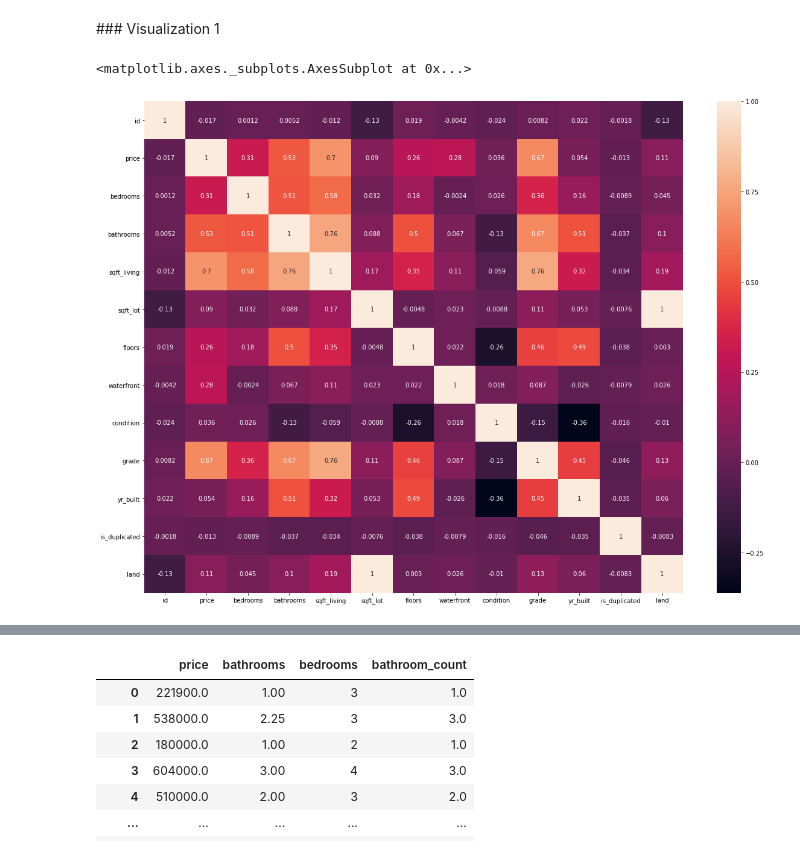
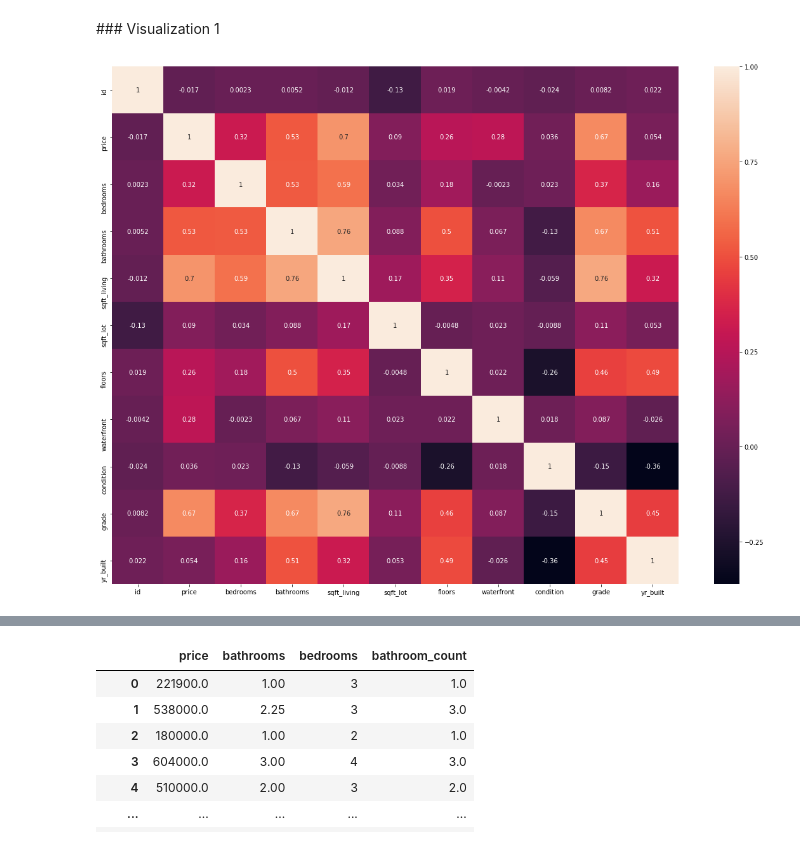
Before and after one commit to PaulWill92/Housing-Regression, a Jupyter notebook: index.ipynb, the cells around one changed output, grey strips where cells are left out. Drawn from its saved outputs; the diff is of its cells as text; code cells hidden in the pictures.

```diff
--- a/index.ipynb
+++ b/index.ipynb
@@ -74,6 +74,0 @@ None
-# %%
-# Run this cell only once
-columns = ['view', 'sqft_above', 'sqft_basement', 'yr_renovated', 'zipcode', 'lat', 'long', 'sqft_living15', 'sqft_lot15']
-housing_df.drop(axis=1, columns=columns, inplace=True)
-print("Number of columns after the drop: ", housing_df.shape[1])
-housing_df.head(3)
@@ -114,0 +107,2 @@ https://www.zillow.com/seattle-wa/waterfront/?searchQueryState={%22pagination%22
+# %%
+housing_df['waterfront'].fillna(value=0.0, inplace=True)
@@ -198,0 +210,7 @@ housing_df['bedrooms'].replace(33, median_outlier[2], inplace=True)
+# %%
+# Run this cell only once
+columns = ['date', 'view', 'sqft_above', 'sqft_basement', 'yr_renovated', 'zipcode', 'lat', 'long', 'sqft_living15', 'sqft_lot15', 'is_duplicated']
+new_housing_df= housing_df.drop(axis=1, columns=columns)
+print("Number of columns before the drop: ", housing_df.shape[1])
+print("Number of columns after the drop: ", new_housing_df.shape[1])
+new_housing_df.head(3)
@@ -203,7 +228,7 @@ What is the relationship between my variables like?
 ### Visualization 1
 # %%
 plt.subplots(figsize=(20,15))
-sns.heatmap(housing_df.corr(), annot=True)
+sns.heatmap(new_housing_df.corr(), annot=True)
+plt.show()
 # %% [output]
-<matplotlib.axes._subplots.AxesSubplot at 0x...>
-[figure, old version]
+[figure, new version]
```
Also changed, not shown: parts of 67 cells of this notebook.
